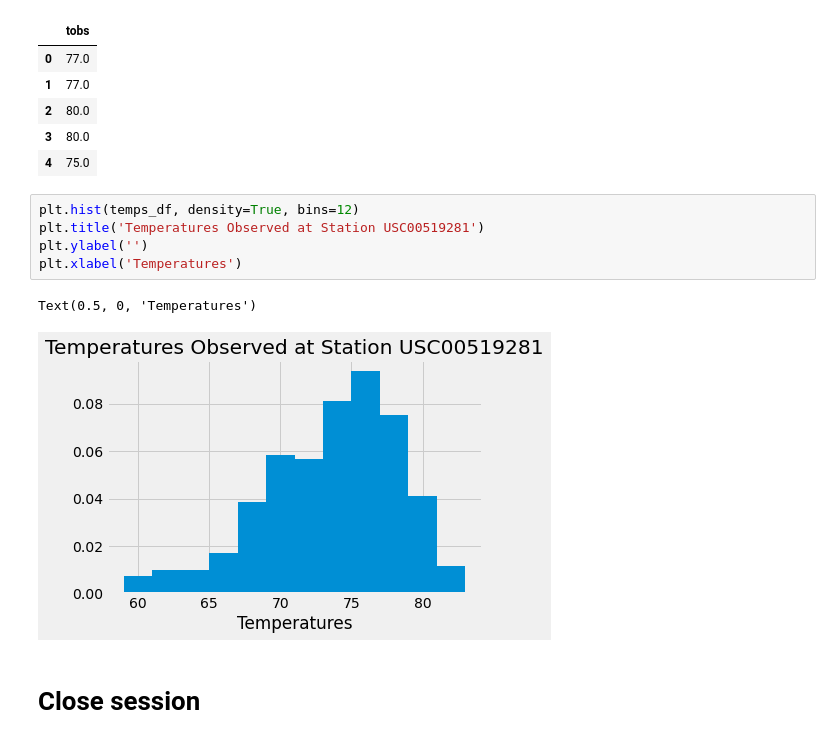
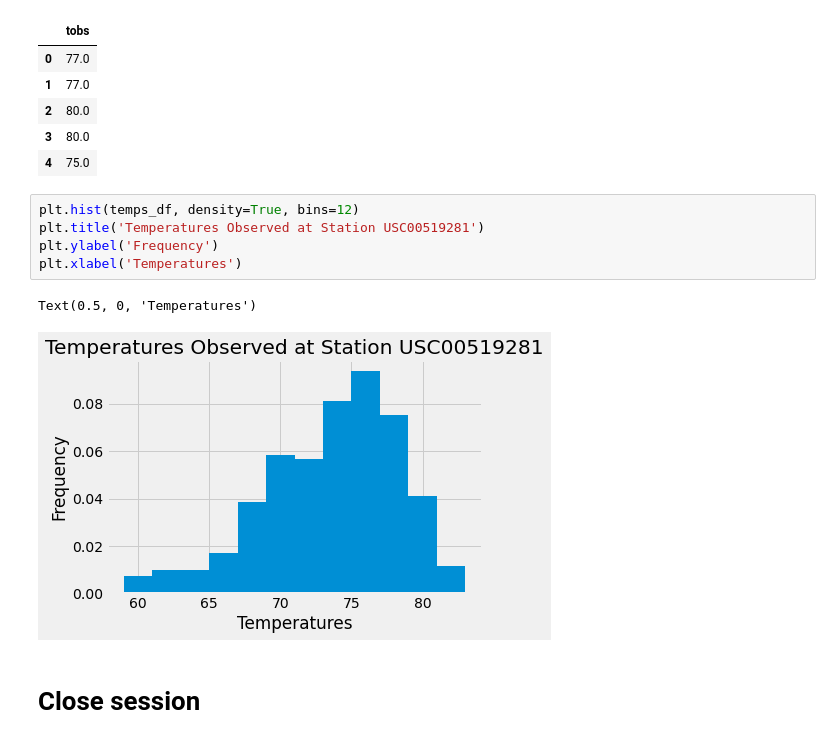
Before and after one commit to twolightsabovethesea/sqlalchemy-challenge, a Jupyter notebook: climate_starter.ipynb, the cells around one changed output. Cells and saved outputs as stored; diff of their text form.

```diff
--- a/climate_starter.ipynb
+++ b/climate_starter.ipynb
@@ -205,11 +216,11 @@ temps_df.head()
 # %%
 plt.hist(temps_df, density=True, bins=12)
 plt.title('Temperatures Observed at Station USC00519281')
-plt.ylabel('')
+plt.ylabel('Frequency')
 plt.xlabel('Temperatures')
 # %% [output]
 Text(0.5, 0, 'Temperatures')
-[figure, old version]
+[figure, new version]
 # %% [markdown]
 # Close session
 # %%
```
Also changed, not shown: parts of 6 cells of this notebook.
